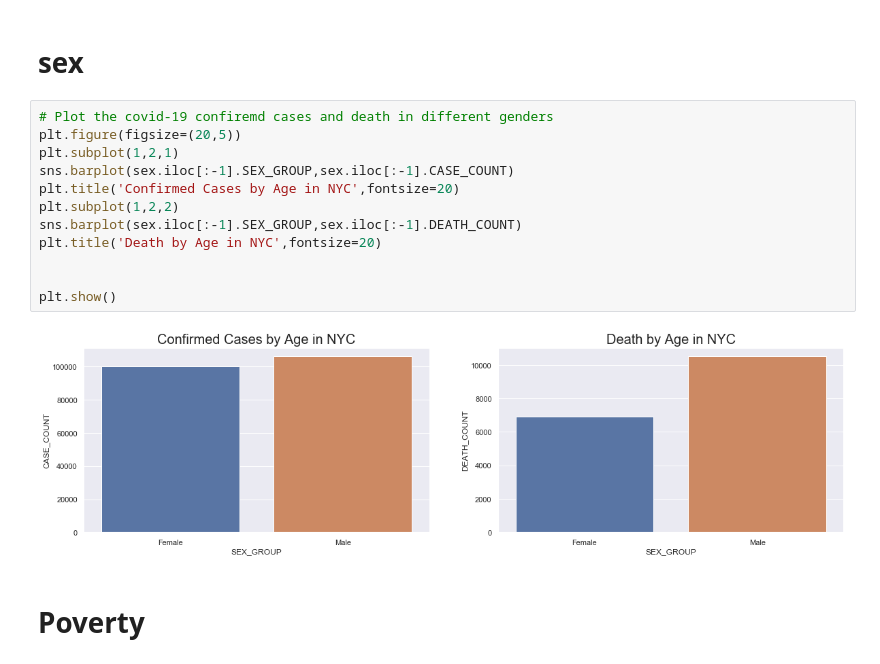
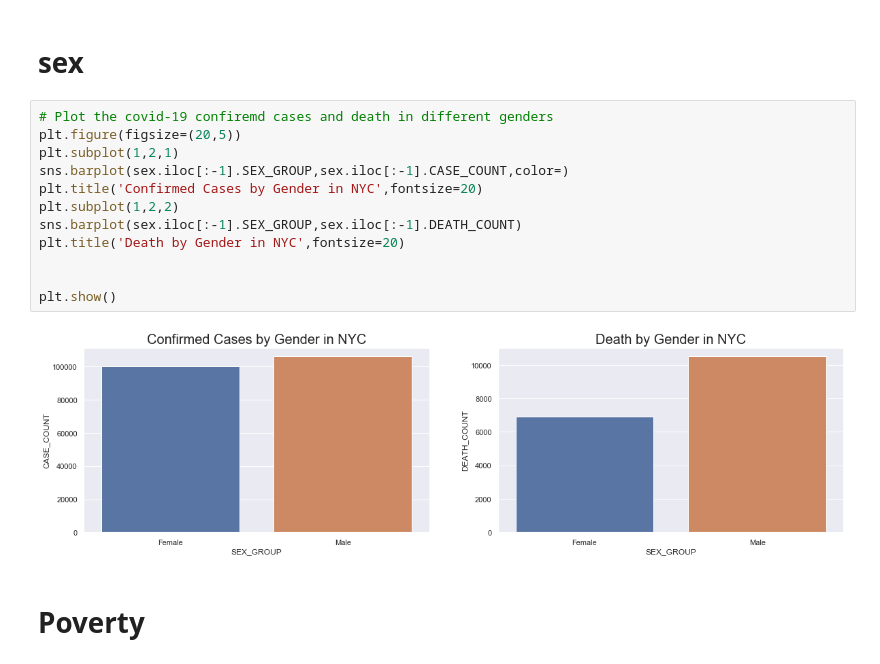
Before and after one commit to melanieshi0120/COVID-19_global_time_series_panel_data, a Jupyter notebook: More _COVID19_EDA.ipynb, the cells around one changed output. Saved outputs shown, nothing was run; the diff lists cells and outputs as text.

Commit message:
code changes and updated images

```diff
--- a/More _COVID19_EDA.ipynb
+++ b/More _COVID19_EDA.ipynb
@@ -47,17 +47,17 @@ plt.show()
 # %%
 # Plot the covid-19 confiremd cases and death in different genders
 plt.figure(figsize=(20,5))
 plt.subplot(1,2,1)
-sns.barplot(sex.iloc[:-1].SEX_GROUP,sex.iloc[:-1].CASE_COUNT)
-plt.title('Confirmed Cases by Age in NYC',fontsize=20)
+sns.barplot(sex.iloc[:-1].SEX_GROUP,sex.iloc[:-1].CASE_COUNT,color=)
+plt.title('Confirmed Cases by Gender in NYC',fontsize=20)
 plt.subplot(1,2,2)
 sns.barplot(sex.iloc[:-1].SEX_GROUP,sex.iloc[:-1].DEATH_COUNT)
-plt.title('Death by Age in NYC',fontsize=20)
+plt.title('Death by Gender in NYC',fontsize=20)
 
 
 plt.show()
 # %% [output]
-[figure, old version]
+[figure, new version]
 # %% [markdown]
 # Poverty
 # %%
```
Also changed, not shown: parts of 2 cells of this notebook, 7 other files.
